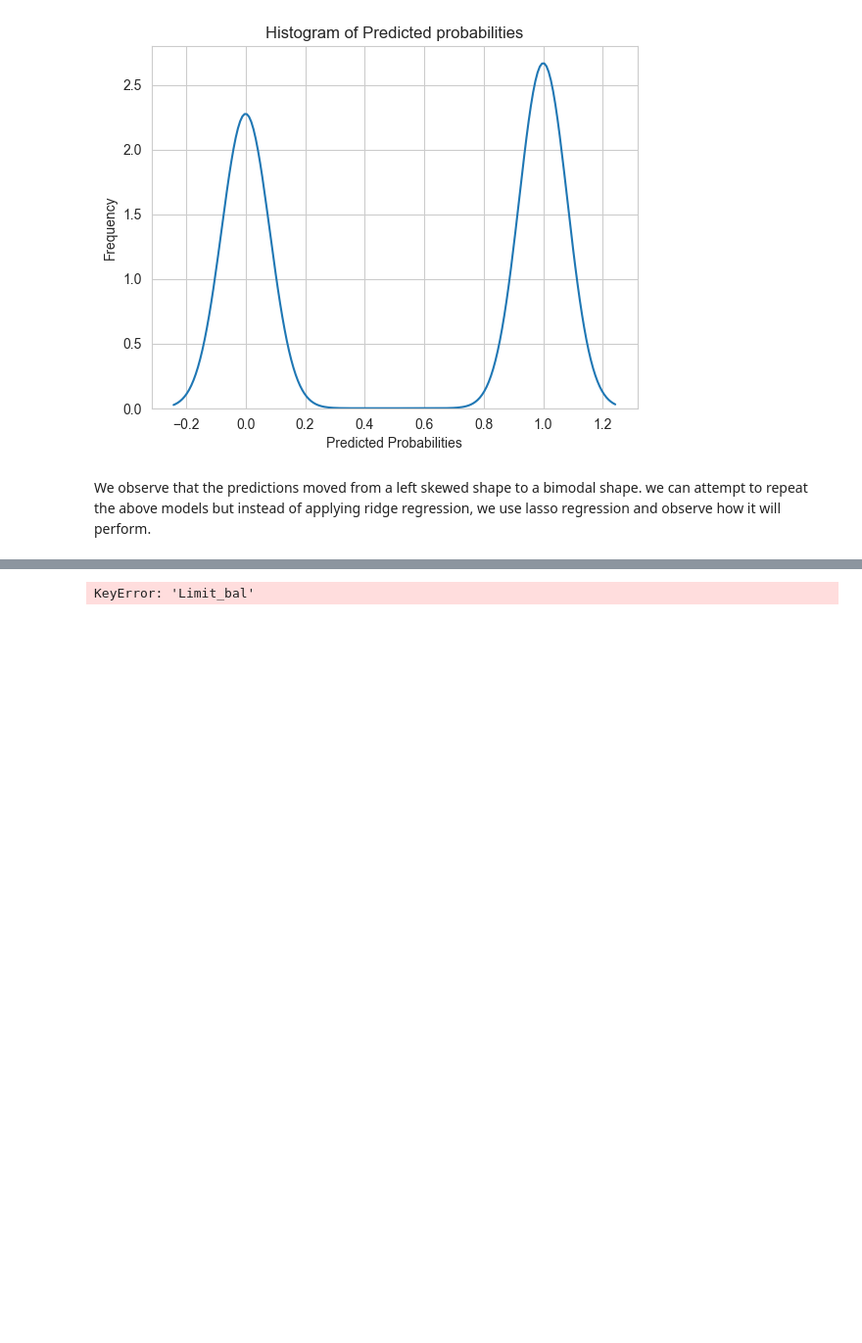
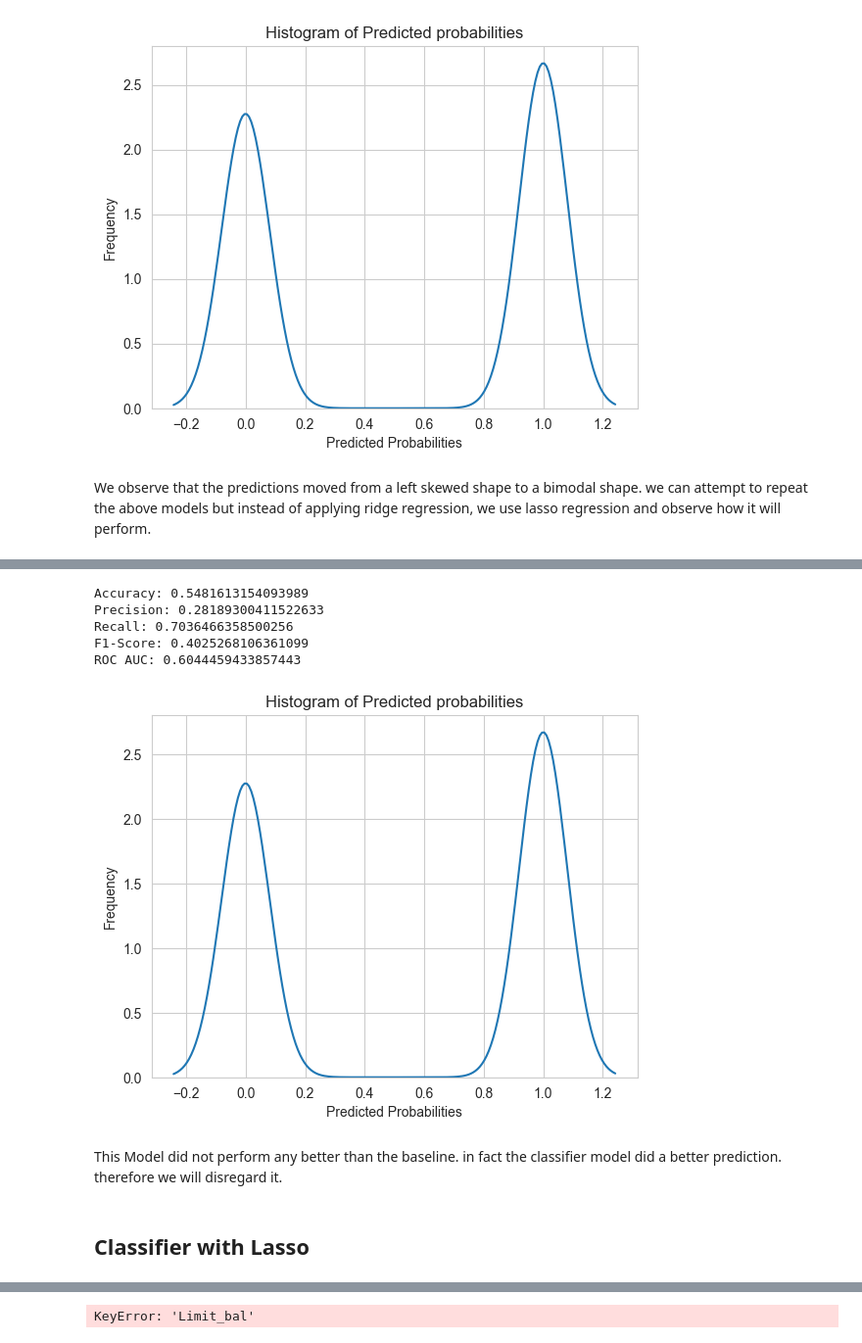
Before and after one commit to Imacharia/Default_predictor, a Jupyter notebook: Credit card default analysis.ipynb, the cells around one changed output, grey strips where cells are left out. Shown at 98% size. Drawn from its saved outputs; the diff is of its cells as text; code cells hidden in the pictures; blank space fills up the shorter version.

Commit message:
all model with predictions

```diff
--- a/Credit card default analysis.ipynb
+++ b/Credit card default analysis.ipynb
@@ -802,0 +810,6 @@ We observe that the predictions moved from a left skewed shape to a bimodal shap
+# %%
+# Create a Logistic Regression model with Lasso regularization
+logregLasso = LogisticRegression(penalty='l1', solver='liblinear')
+
+# Fit the model to the training data
+logregLasso.fit(X_resampled, y_resampled)
@@ -802,0 +818,27 @@ We observe that the predictions moved from a left skewed shape to a bimodal shap
+# %%
+# Fit the logistic regression model with training data
+logregLasso.fit(X_resampled, y_resampled)
+
+# Make predictions
+y_pred3 = logregLasso.predict(X_test_imputed)
+
+# Checking values
+print("Prediction Value Counts")
+pred_unique_values3, counts3 = np.unique(y_pred3, return_counts=True)
+for value, count in [(value, count) for value, count in zip(pred_unique_values3, counts3)]:
+    print(f"{value}: {count}")
+print()
+# Comparing with original
+print("Actual Value Counts")
+act_unique_values, counts = np.unique(y_test, return_counts=True)
+for value, count in list(zip(act_unique_values, counts)):
+    print(f"{value}: {count}")
+print()
+# Confusion Matrix
+cm2 = confusion_matrix(y_test, y_pred3)
+
+print("Confusion Matrix")
+print(cm2)
+print()
+print("[[TN  FP]")
+print("[FN  TP]]")
@@ -802,0 +860,28 @@ We observe that the predictions moved from a left skewed shape to a bimodal shap
+# %%
+# Evaluate All metrics
+evaluator3 = ClassificationEvaluator(y_test, y_pred3)
+metrics3 = evaluator3.evaluate()
+
+# print the metrics
+for metric, value in metrics3.items():
+    print(f"{metric}: {value}")
+# %% [output]
+Accuracy: 0.5481613154093989
+Precision: 0.28189300411522633
+Recall: 0.7036466358500256
+F1-Score: 0.4025268106361099
+ROC AUC: 0.6044459433857443
+# %%
+# Create a histogram of predicted probabilities
+sns.kdeplot(y_pred3)
+plt.xlabel("Predicted Probabilities")
+plt.ylabel("Frequency")
+plt.title("Histogram of Predicted probabilities")
+plt.savefig("Images/logreglasso predictions")
+plt.show()
+# %% [output]
+[figure, added]
+# %% [markdown]
+This Model did not perform any better than the baseline. in fact the classifier model did a better prediction. therefore we will disregard it.
+# %% [markdown]
+## Classifier with Lasso
```
Also changed, not shown: parts of 34 cells of this notebook, 2 other files.
